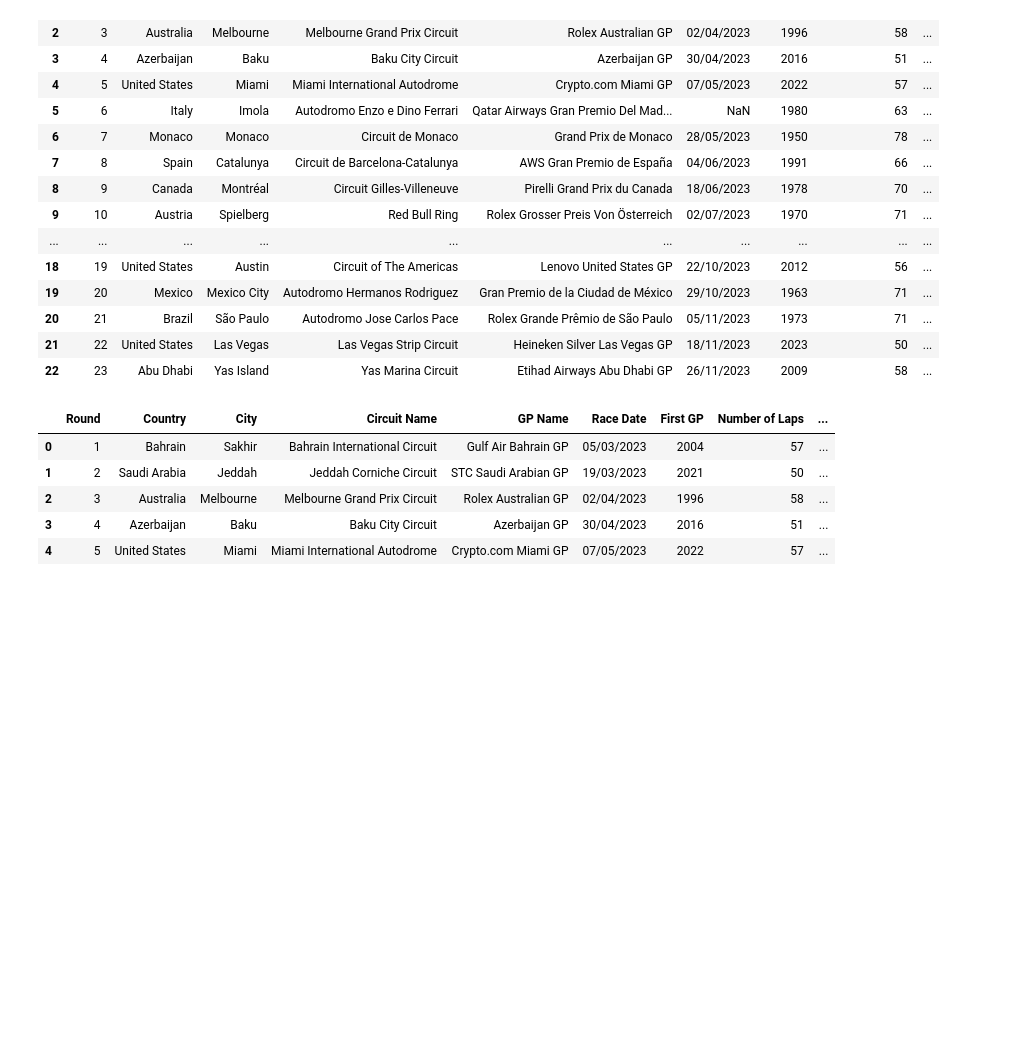
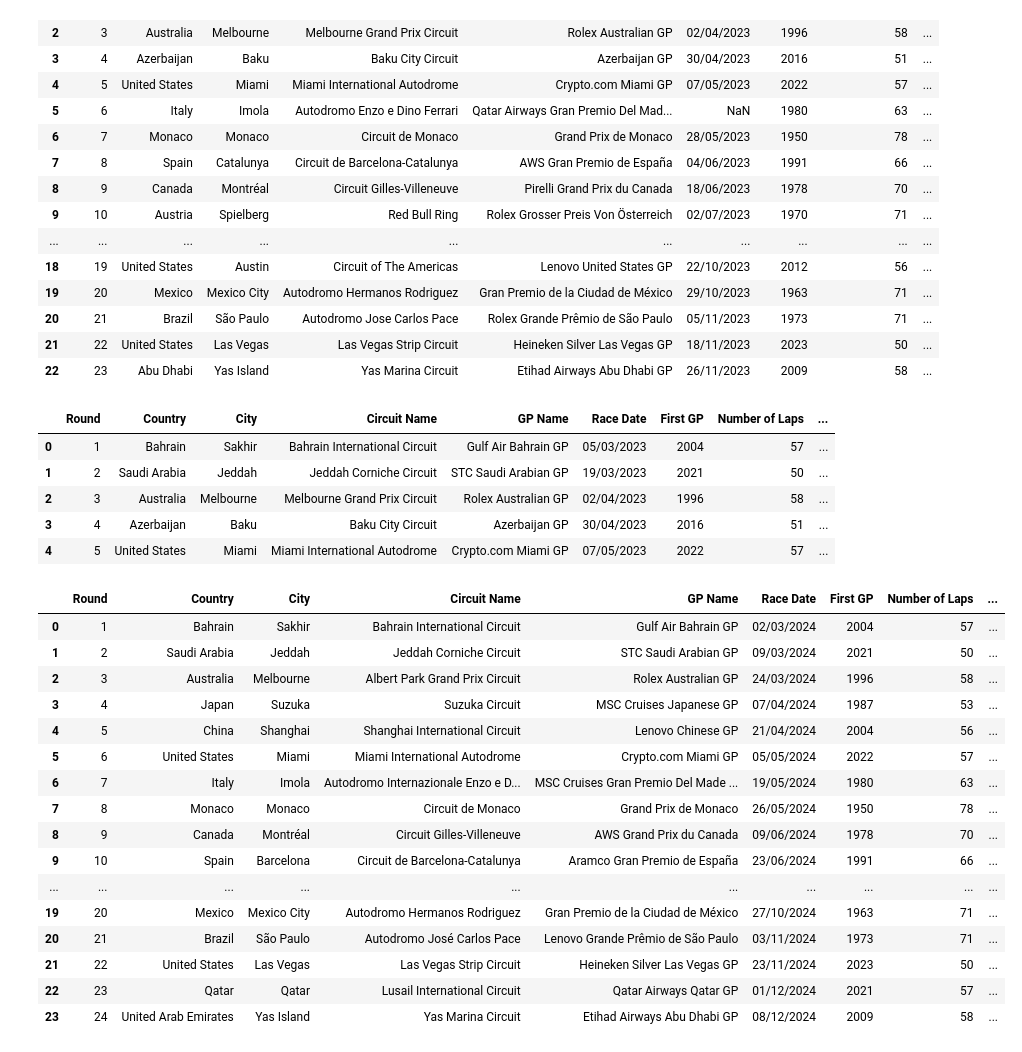
Before and after one commit to michalwietecki/f1-weather-dwh, a Jupyter notebook: results_table_creation.ipynb, the cells around one changed output. Saved outputs shown, nothing was run; the diff lists cells and outputs as text; code cells hidden in the pictures; blank space fills up the shorter version.

Commit message:
merged results tables

```diff
--- a/results_table_creation.ipynb
+++ b/results_table_creation.ipynb
@@ -402,3 +402,23 @@ results_2023.head()
 | 2 | 3 | Australia | Melbourne | Melbourne Grand Prix Circuit | Rolex Australian GP | 02/04/2023 | 1996 | 58 | ... |
 | 3 | 4 | Azerbaijan | Baku | Baku City Circuit | Azerbaijan GP | 30/04/2023 | 2016 | 51 | ... |
 | 4 | 5 | United States | Miami | Miami International Autodrome | Crypto.com Miami GP | 07/05/2023 | 2022 | 57 | ... |
+# %%
+results_2024.head(25)
+# %% [output]
+|  | Round | Country | City | Circuit Name | GP Name | Race Date | First GP | Number of Laps | ... |
+| 0 | 1 | Bahrain | Sakhir | Bahrain International Circuit | Gulf Air Bahrain GP | 02/03/2024 | 2004 | 57 | ... |
+| 1 | 2 | Saudi Arabia | Jeddah | Jeddah Corniche Circuit | STC Saudi Arabian GP | 09/03/2024 | 2021 | 50 | ... |
+| 2 | 3 | Australia | Melbourne | Albert Park Grand Prix Circuit | Rolex Australian GP | 24/03/2024 | 1996 | 58 | ... |
+| 3 | 4 | Japan | Suzuka | Suzuka Circuit | MSC Cruises Japanese GP | 07/04/2024 | 1987 | 53 | ... |
+| 4 | 5 | China | Shanghai | Shanghai International Circuit | Lenovo Chinese GP | 21/04/2024 | 2004 | 56 | ... |
+| 5 | 6 | United States | Miami | Miami International Autodrome | Crypto.com Miami GP | 05/05/2024 | 2022 | 57 | ... |
+| 6 | 7 | Italy | Imola | Autodromo Internazionale Enzo e D... | MSC Cruises Gran Premio Del Made ... | 19/05/2024 | 1980 | 63 | ... |
+| 7 | 8 | Monaco | Monaco | Circuit de Monaco | Grand Prix de Monaco | 26/05/2024 | 1950 | 78 | ... |
+| 8 | 9 | Canada | Montréal | Circuit Gilles-Villeneuve | AWS Grand Prix du Canada | 09/06/2024 | 1978 | 70 | ... |
+| 9 | 10 | Spain | Barcelona | Circuit de Barcelona-Catalunya | Aramco Gran Premio de España | 23/06/2024 | 1991 | 66 | ... |
+| ... | ... | ... | ... | ... | ... | ... | ... | ... | ... |
+| 19 | 20 | Mexico | Mexico City | Autodromo Hermanos Rodriguez | Gran Premio de la Ciudad de México | 27/10/2024 | 1963 | 71 | ... |
+| 20 | 21 | Brazil | São Paulo | Autodromo José Carlos Pace | Lenovo Grande Prêmio de São Paulo | 03/11/2024 | 1973 | 71 | ... |
+| 21 | 22 | United States | Las Vegas | Las Vegas Strip Circuit | Heineken Silver Las Vegas GP | 23/11/2024 | 2023 | 50 | ... |
+| 22 | 23 | Qatar | Qatar | Lusail International Circuit | Qatar Airways Qatar GP | 01/12/2024 | 2021 | 57 | ... |
+| 23 | 24 | United Arab Emirates | Yas Island | Yas Marina Circuit | Etihad Airways Abu Dhabi GP | 08/12/2024 | 2009 | 58 | ... |
```
Also changed, not shown: parts of 5 cells of this notebook.
